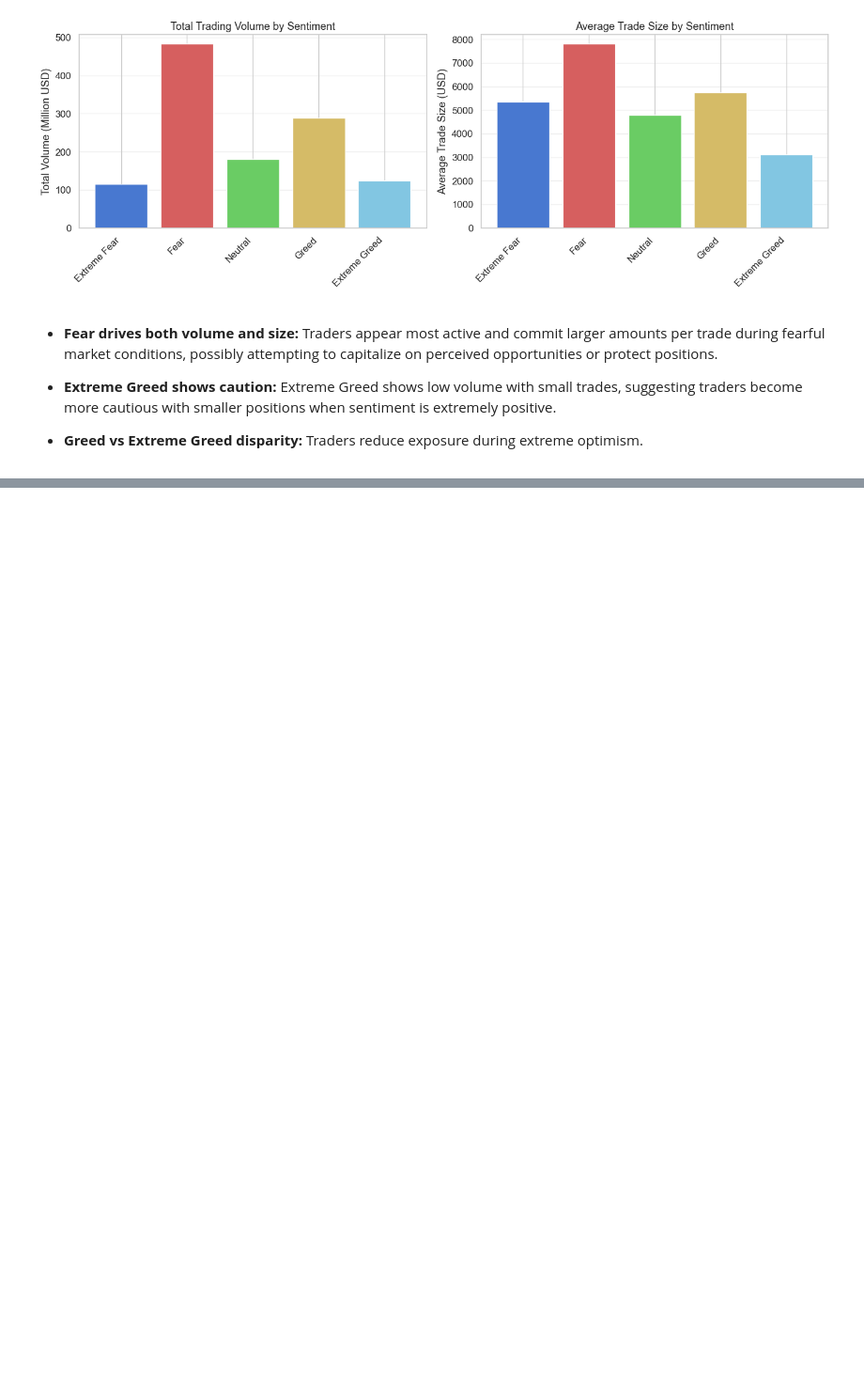
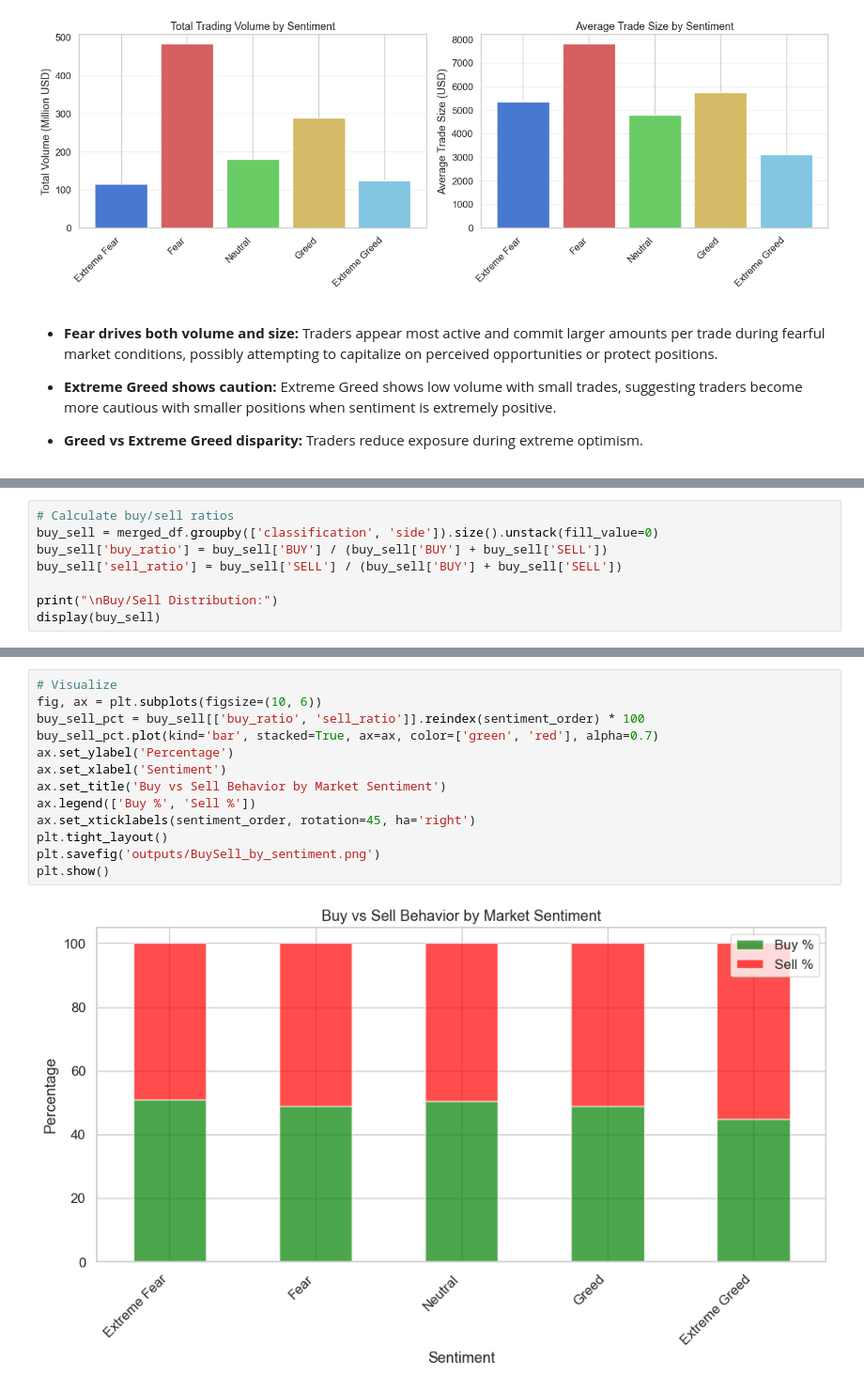
Before and after one commit to amruthaparola/trader-behavior-insights, a Jupyter notebook: ds_amrutha_parola/Trader_Sentiment_Analysis.ipynb, the cells around one changed output, grey strips where cells are left out. Shown at 94% size. Saved outputs shown, nothing was run; the diff lists cells and outputs as text; blank space fills up the shorter version.

Commit message:
Further trader sentiment analysis
- Buy/Sell Behavior
- Win rate and profitability
- Time based patterns
- Coin specific analysis
- Sentiment transitions
- Statistical tests

```diff
--- a/ds_amrutha_parola/Trader_Sentiment_Analysis.ipynb
+++ b/ds_amrutha_parola/Trader_Sentiment_Analysis.ipynb
@@ -403,0 +410,8 @@ plt.show()
+# %%
+# Calculate buy/sell ratios
+buy_sell = merged_df.groupby(['classification', 'side']).size().unstack(fill_value=0)
+buy_sell['buy_ratio'] = buy_sell['BUY'] / (buy_sell['BUY'] + buy_sell['SELL'])
+buy_sell['sell_ratio'] = buy_sell['SELL'] / (buy_sell['BUY'] + buy_sell['SELL'])
+
+print("\nBuy/Sell Distribution:")
+display(buy_sell)
@@ -403,0 +427,15 @@ plt.show()
+# %%
+# Visualize
+fig, ax = plt.subplots(figsize=(10, 6))
+buy_sell_pct = buy_sell[['buy_ratio', 'sell_ratio']].reindex(sentiment_order) * 100
+buy_sell_pct.plot(kind='bar', stacked=True, ax=ax, color=['green', 'red'], alpha=0.7)
+ax.set_ylabel('Percentage')
+ax.set_xlabel('Sentiment')
+ax.set_title('Buy vs Sell Behavior by Market Sentiment')
+ax.legend(['Buy %', 'Sell %'])
+ax.set_xticklabels(sentiment_order, rotation=45, ha='right')
+plt.tight_layout()
+plt.savefig('outputs/BuySell_by_sentiment.png')
+plt.show()
+# %% [output]
+[figure, added]
```
Also changed, not shown: parts of 23 cells of this notebook, 4 other files.
